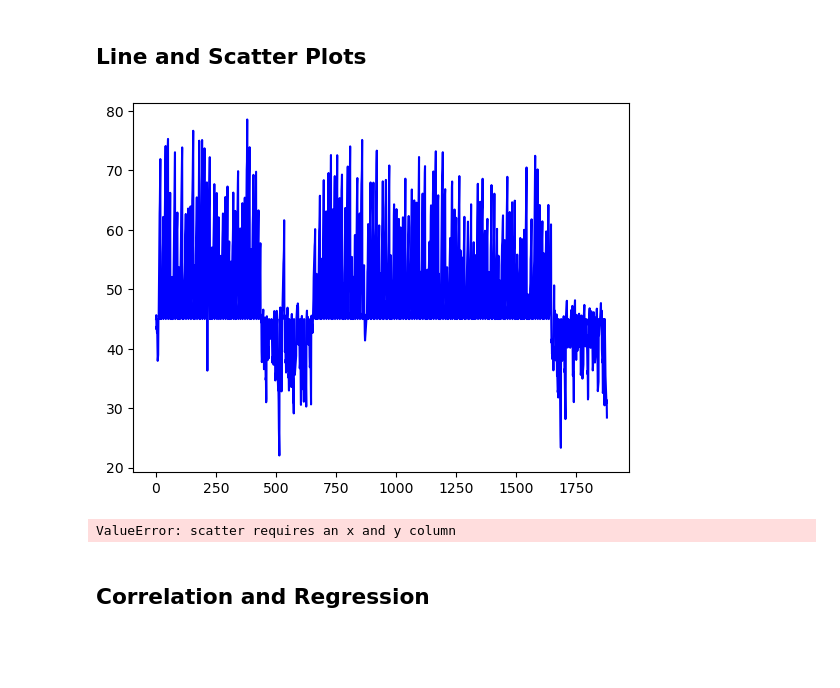
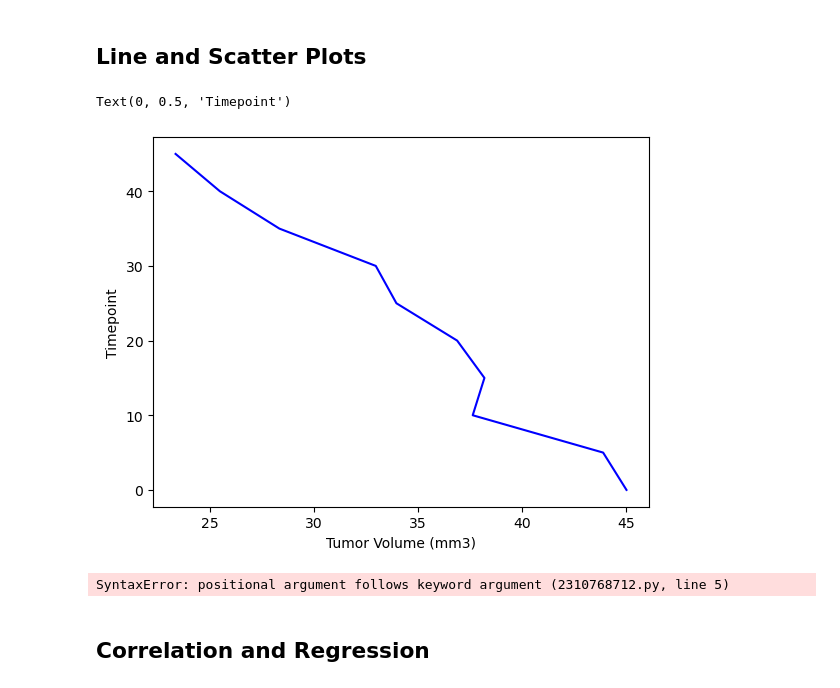
Before and after one commit to stephfer17/challeneg5, a Jupyter notebook: pymaceuticals_starter.ipynb, the cells around one changed output. Drawn from its saved outputs; the diff is of its cells as text; code cells hidden in the pictures; blank space fills up the shorter version.

Commit message:
added line graph

```diff
--- a/pymaceuticals_starter.ipynb
+++ b/pymaceuticals_starter.ipynb
@@ -243,20 +243,26 @@ plt.show()
 ## Line and Scatter Plots
 # %%
 # Generate a line plot of tumor volume vs. time point for a single mouse treated with Capomulin
-#to make the series readable
+#to make the series readable for the x axis
 clean_combines["Tumor Volume (mm3)"]= pd.to_numeric(clean_combines["Tumor Volume (mm3)"])
-xaxis =clean_combines["Tumor Volume (mm3)"]
-#yaxis
-pltline, = plt.plot(xaxis, color="blue", label="tumor volume vs. time point" )
+#AskBSC helped me out
+plot=clean_combines.loc[clean_combines['Mouse ID']=='s185',:]
+yaxis = plot["Timepoint"]
+xaxis =plot["Tumor Volume (mm3)"]
+pltline, = plt.plot(xaxis, yaxis ,color="blue", label="tumor volume vs. time point" )
+plt.xlabel("Tumor Volume (mm3)")
+plt.ylabel("Timepoint")
 # %% [output]
+Text(0, 0.5, 'Timepoint')
-[figure, old version]
+[figure, new version]
 # %%
 # Generate a scatter plot of mouse weight vs. the average observed tumor volume for the entire Capomulin regimen
-weight = clean_combines["Weight (g)"]
-
-clean_combines.plot(kind="scatter", x="weight",  grid=True, figsize=(8,8),title="mouse weight vs. the average observed tumor")
+plot_scat=clean_combines.loc[clean_combines['Drug Regimen']=='Capomulin',:]
+yaxis = plot_scat["Tumor Volume (mm3)"].mean()
+xaxis = plot_scat["Weight (g)"]
+clean_combines.plot(kind="scatter", xaxis,yaxis, grid=True, figsize=(8,8),title="mouse weight vs. the average observed tumor")
 # %% [output]
-ValueError: scatter requires an x and y column
+SyntaxError: positional argument follows keyword argument (2310768712.py, line 5)
 # %% [markdown]
 ## Correlation and Regression
 # %%
```
